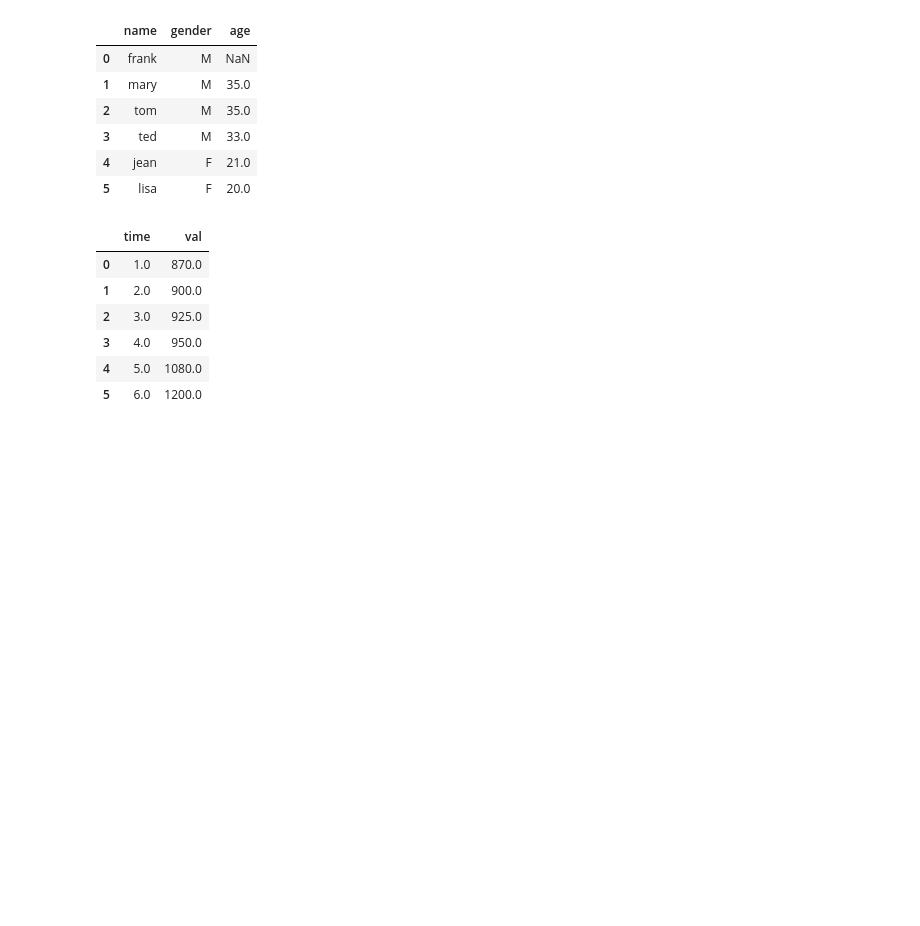
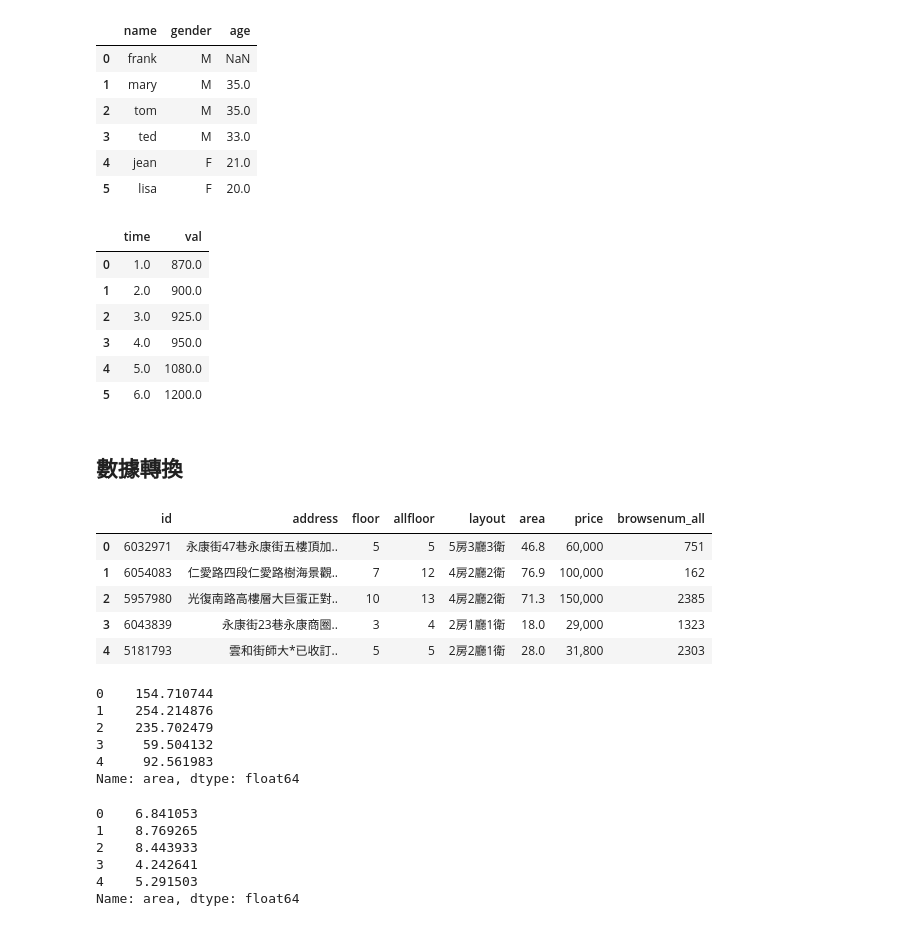
Before and after one commit to ywchiu/tibamepy, a Jupyter notebook: Demo20180422.ipynb, the cells around one changed output. Saved outputs shown, nothing was run; the diff lists cells and outputs as text; code cells hidden in the pictures; blank space fills up the shorter version.

```diff
--- a/Demo20180422.ipynb
+++ b/Demo20180422.ipynb
@@ -1052,3 +1052,35 @@ df2.interpolate()
 | 3 | 4.0 | 950.0 |
 | 4 | 5.0 | 1080.0 |
 | 5 | 6.0 | 1200.0 |
+# %% [markdown]
+## 數據轉換
+# %%
+import pandas
+df = pandas.read_csv('https://raw.githubusercontent.com/ywchiu/tibamepy/master/data/rent_591_sample.csv',index_col=0)
+df.head()
+# %% [output]
+|  | id | address | floor | allfloor | layout | area | price | browsenum_all |
+| 0 | 6032971 | 永康街47巷永康街五樓頂加.. | 5 | 5 | 5房3廳3衛 | 46.8 | 60,000 | 751 |
+| 1 | 6054083 | 仁愛路四段仁愛路樹海景觀.. | 7 | 12 | 4房2廳2衛 | 76.9 | 100,000 | 162 |
+| 2 | 5957980 | 光復南路高樓層大巨蛋正對.. | 10 | 13 | 4房2廳2衛 | 71.3 | 150,000 | 2385 |
+| 3 | 6043839 | 永康街23巷永康商圈.. | 3 | 4 | 2房1廳1衛 | 18.0 | 29,000 | 1323 |
+| 4 | 5181793 | 雲和街師大*已收訂.. | 5 | 5 | 2房2廳1衛 | 28.0 | 31,800 | 2303 |
+# %%
+df['area'].head() / 0.3025
+# %% [output]
+0    154.710744
+1    254.214876
+2    235.702479
+3     59.504132
+4     92.561983
+Name: area, dtype: float64
+# %%
+import numpy as np
+np.sqrt(df['area'].head())
+# %% [output]
+0    6.841053
+1    8.769265
+2    8.443933
+3    4.242641
+4    5.291503
+Name: area, dtype: float64
```
Also changed, not shown: parts of 27 cells of this notebook.
